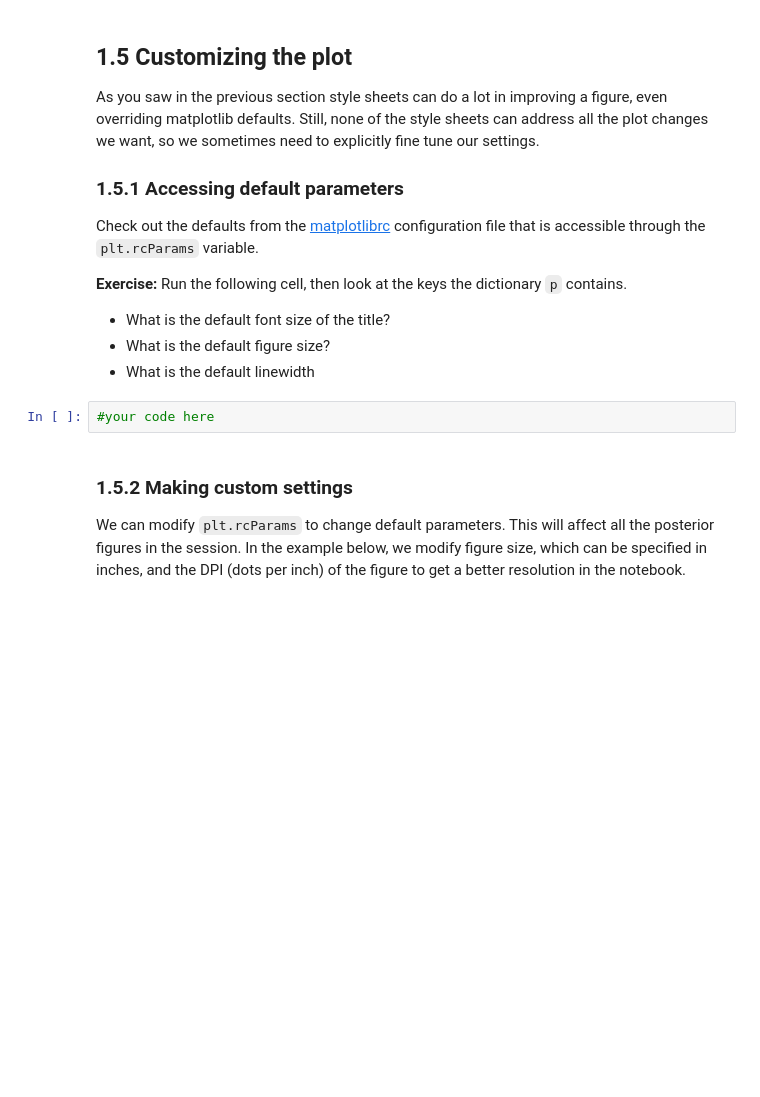
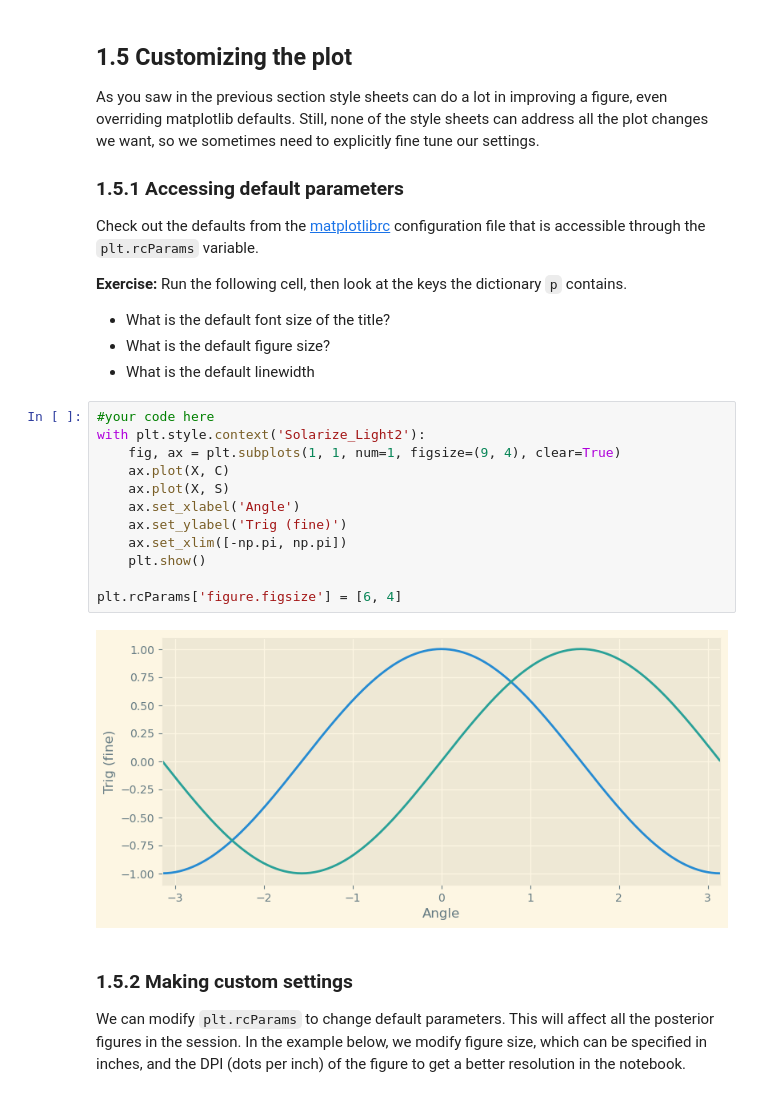
Before and after one commit to ASPP/2023-heraklion-dataviz, a Jupyter notebook: exercise-1.ipynb, the cells around one changed output. Drawn from its saved outputs; the diff is of its cells as text; blank space fills up the shorter version.

```diff
--- a/exercise-1.ipynb
+++ b/exercise-1.ipynb
@@ -164,6 +162,18 @@ Check out the defaults from the [matplotlibrc](https://matplotlib.org/stable/tut
 - What is the default linewidth
 # %%
 #your code here
+with plt.style.context('Solarize_Light2'):
+    fig, ax = plt.subplots(1, 1, num=1, figsize=(9, 4), clear=True)
+    ax.plot(X, C)
+    ax.plot(X, S)
+    ax.set_xlabel('Angle')
+    ax.set_ylabel('Trig (fine)')
+    ax.set_xlim([-np.pi, np.pi])
+    plt.show()
+
+plt.rcParams['figure.figsize'] = [6, 4]
+# %% [output]
+[figure, added]
 # %% [markdown]
 ### 1.5.2 Making custom settings <a name="custom_settings">
 
```
Also changed, not shown: parts of 7 cells of this notebook, 1 other file.
